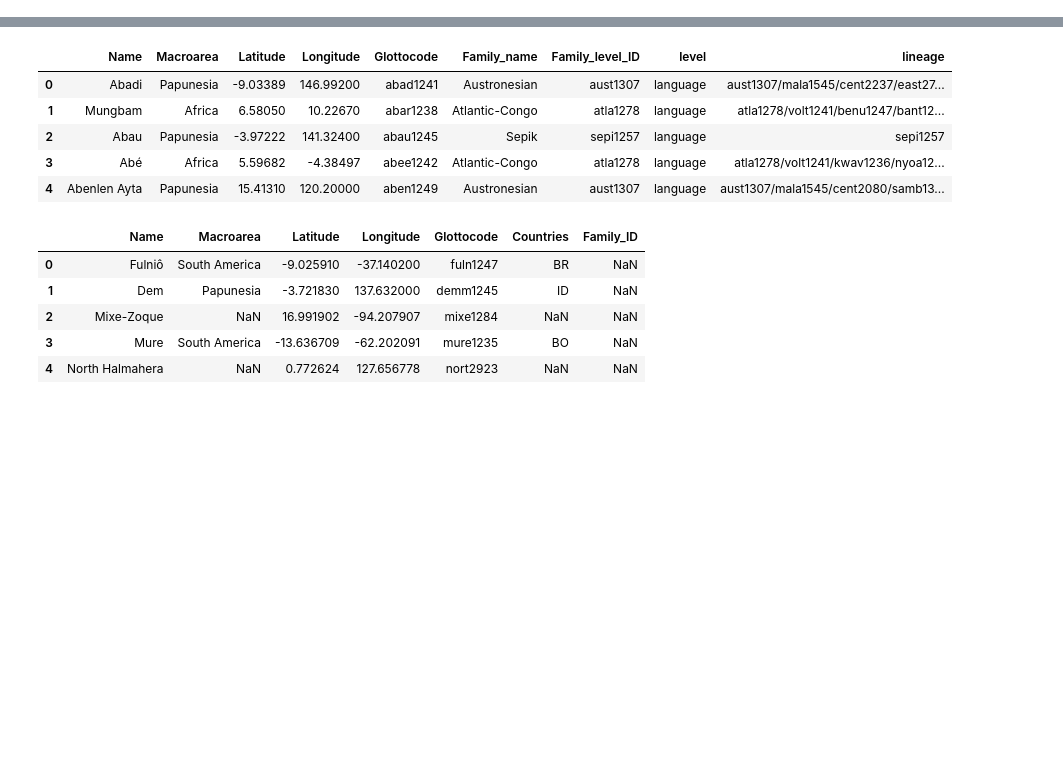
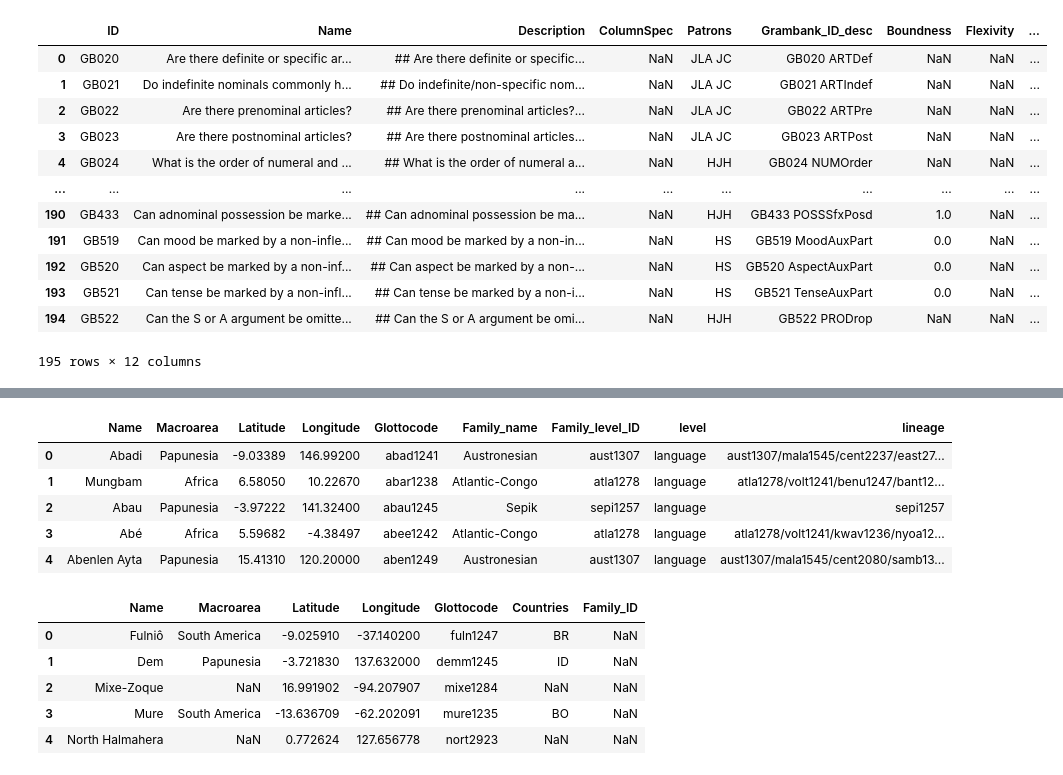
Before and after one commit to tinnatonia/ga_capstone_research, a Jupyter notebook: python_code/eda_linguistics.ipynb, the cells around one changed output, grey strips where cells are left out. Cells and saved outputs as stored; diff of their text form; code cells hidden in the pictures; blank space fills up the shorter version.

```diff
--- a/python_code/eda_linguistics.ipynb
+++ b/python_code/eda_linguistics.ipynb
@@ -17,5 +17,19 @@ values_df=pd.read_csv(filepath_or_buffer='C:/Users/DAIR Julia/Desktop/linguistic
 
 codes=pd.read_csv(filepath_or_buffer='C:\\Users\DAIR Julia\Desktop\linguistics_capstone\data\glottolog_cldf\cldf\codes.csv')
 # %%
-gram.columns
+pd.read_csv(filepath_or_buffer='C:\\Users\DAIR Julia\Desktop\linguistics_capstone\data\grambank\cldf\parameters.csv')
+# %% [output]
+|  | ID | Name | Description | ColumnSpec | Patrons | Grambank_ID_desc | Boundness | Flexivity | ... |
+| 0 | GB020 | Are there definite or specific ar... | ## Are there definite or specific... | NaN | JLA JC | GB020 ARTDef | NaN | NaN | ... |
+| 1 | GB021 | Do indefinite nominals commonly h... | ## Do indefinite/non-specific nom... | NaN | JLA JC | GB021 ARTIndef | NaN | NaN | ... |
+| 2 | GB022 | Are there prenominal articles? | ## Are there prenominal articles?... | NaN | JLA JC | GB022 ARTPre | NaN | NaN | ... |
+| 3 | GB023 | Are there postnominal articles? | ## Are there postnominal articles... | NaN | JLA JC | GB023 ARTPost | NaN | NaN | ... |
+| 4 | GB024 | What is the order of numeral and ... | ## What is the order of numeral a... | NaN | HJH | GB024 NUMOrder | NaN | NaN | ... |
+| ... | ... | ... | ... | ... | ... | ... | ... | ... | ... |
+| 190 | GB433 | Can adnominal possession be marke... | ## Can adnominal possession be ma... | NaN | HJH | GB433 POSSSfxPosd | 1.0 | NaN | ... |
+| 191 | GB519 | Can mood be marked by a non-infle... | ## Can mood be marked by a non-in... | NaN | HS | GB519 MoodAuxPart | 0.0 | NaN | ... |
+| 192 | GB520 | Can aspect be marked by a non-inf... | ## Can aspect be marked by a non-... | NaN | HS | GB520 AspectAuxPart | 0.0 | NaN | ... |
+| 193 | GB521 | Can tense be marked by a non-infl... | ## Can tense be marked by a non-i... | NaN | HS | GB521 TenseAuxPart | 0.0 | NaN | ... |
+| 194 | GB522 | Can the S or A argument be omitte... | ## Can the S or A argument be omi... | NaN | HJH | GB522 PRODrop | NaN | NaN | ... |
+195 rows × 12 columns
 # %%
```
Also changed, not shown: parts of 1 cell of this notebook, 8 other files.
